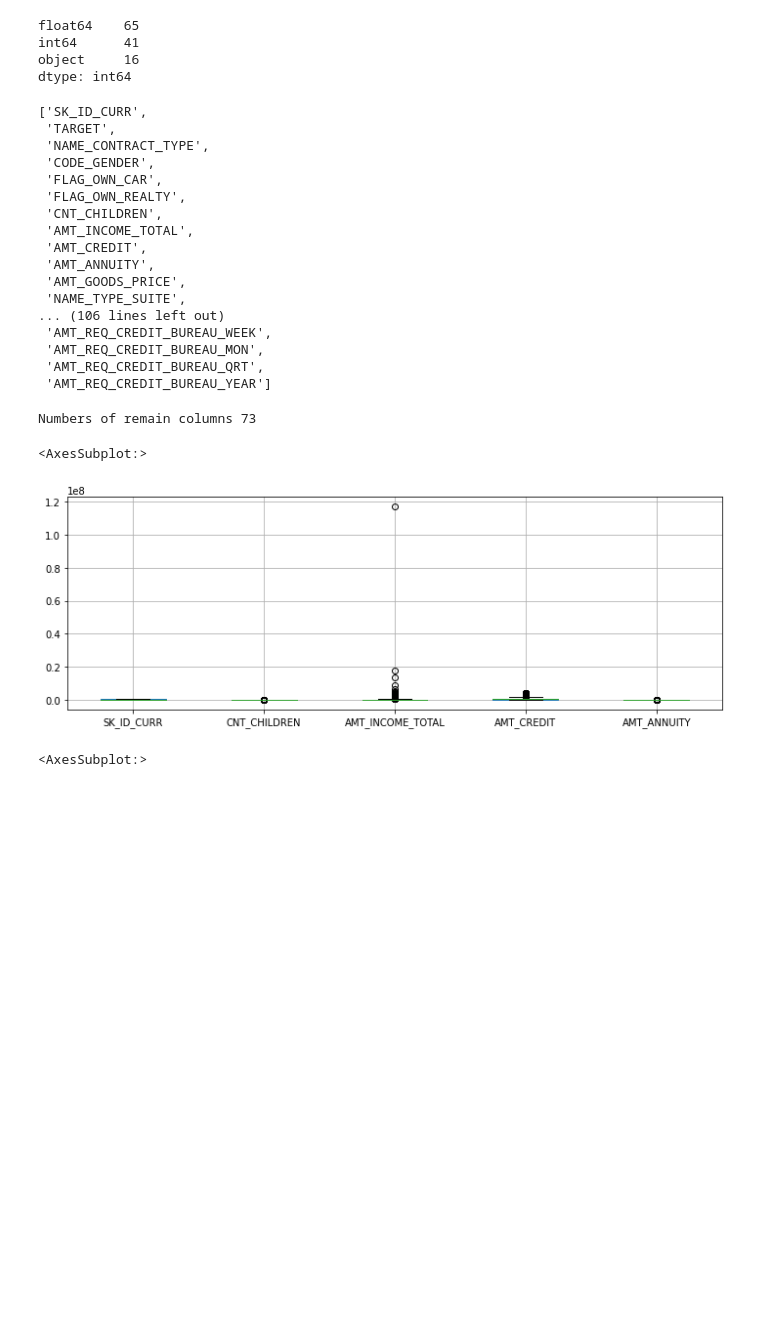
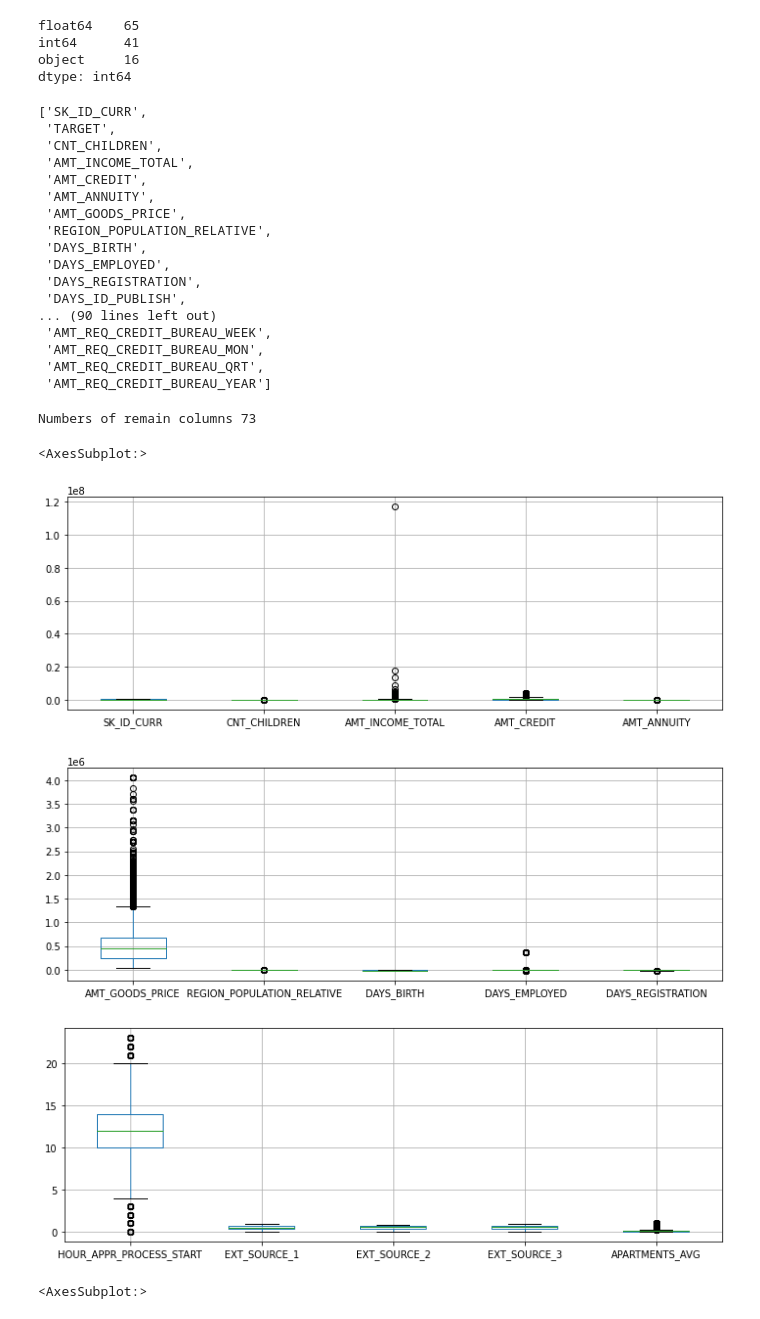
Before and after one commit to yuzonshen/ML100Days, a Jupyter notebook: homework/D009_outliers_detection_HW.ipynb, the cells around one changed output. Cells and saved outputs as stored; diff of their text form; code cells hidden in the pictures; blank space fills up the shorter version.

```diff
--- a/homework/D009_outliers_detection_HW.ipynb
+++ b/homework/D009_outliers_detection_HW.ipynb
@@ -46,22 +46,25 @@ object     16
 dtype: int64
 # %%
 dtype_select = ['float64', 'int64']
-#list(app_train.select_dtypes(include = dtype_select)) V
-#list(app_train.columns[list(~app_train.dtypes.isin(dtype_select))])  X
+list(app_train.select_dtypes(include = dtype_select))
+
+#另一寫法
+#dtype_select = [np.dtype('int64'), np.dtype('float64')]
+#list(app_train.columns[list(app_train.dtypes.isin(dtype_select))])
 # %% [output]
 ['SK_ID_CURR',
  'TARGET',
- 'NAME_CONTRACT_TYPE',
- 'CODE_GENDER',
- 'FLAG_OWN_CAR',
- 'FLAG_OWN_REALTY',
  'CNT_CHILDREN',
  'AMT_INCOME_TOTAL',
  'AMT_CREDIT',
  'AMT_ANNUITY',
  'AMT_GOODS_PRICE',
- 'NAME_TYPE_SUITE',
-... (106 lines left out)
+ 'REGION_POPULATION_RELATIVE',
+ 'DAYS_BIRTH',
+ 'DAYS_EMPLOYED',
+ 'DAYS_REGISTRATION',
+ 'DAYS_ID_PUBLISH',
+... (90 lines left out)
  'AMT_REQ_CREDIT_BUREAU_WEEK',
  'AMT_REQ_CREDIT_BUREAU_MON',
  'AMT_REQ_CREDIT_BUREAU_QRT',
@@ -69,34 +72,36 @@ dtype_select = ['float64', 'int64']
 # %%
 # 先篩選數值型的欄位
 
 dtype_select = ['float64', 'int64']
+numeric_columns = list(app_train.select_dtypes(include = dtype_select))
 
-numeric_columns = list(app_train.select_dtypes(include = dtype_select))
-#numeric_columns = list(app_train.columns[list(app_train.dtypes.isin(dtype_select))])
 
-# 再把只有 2 值 (通常是 0,1) 的欄位去掉
-#numeric_columns = list(app_train[numeric_columns].columns[list(app_train[numeric_columns].apply(lambda x:len(x.unique())!=2 ))])
+# 再篩選過濾掉 : 只有 2 值 (通常是 0,1) 的欄位去掉  !!重要寫法!!
+## 列出數值型特徵中唯一值是否不等於2
+#filter_columns = app_train[numeric_columns].apply(lambda x : len(x.unique()) !=2)
+#print(filter_columns)
+## 過濾出數值型特徵欄位中唯一值不等於2的特徵
+#numeric_columns = list(app_train[numeric_columns].columns[filter_columns])
+#print(numeric_columns)
 
 numeric_columns = list(app_train[numeric_columns].columns[list(app_train.select_dtypes(include = dtype_select).apply(pd.Series.nunique)!=2)])
 print("Numbers of remain columns %i" % len(numeric_columns))
 
-#app_train[numeric_columns[0:5]].boxplot(figsize=(12,4))
-#app_train[numeric_columns[5:10]].boxplot(figsize=(12,4))
-#app_train[numeric_columns[15:20]].boxplot(figsize=(12,4))
+fig = plt.figure(figsize=(12,4))
+app_train[numeric_columns[0:5]].boxplot(figsize=(12,4))
+fig = plt.figure(figsize=(12,4))
+app_train[numeric_columns[5:10]].boxplot(figsize=(12,4))
+fig = plt.figure(figsize=(12,4))
+app_train[numeric_columns[15:20]].boxplot(figsize=(12,4))
 
-# 檢視這些欄位的數值範圍
-#for col in numeric_columns:
-#    """
-#    Your CODE HERE, make the box plot
-#    """
-
-#    plt.show()
 
 # 列出三個可能有 outlier 的欄位: AMT_INCOME_TOTAL, AMT_GOODS_PRICE, HOUR_APPR_PROCESS_START, DAYS_LAST_PHONE_CHANGE
 # %% [output]
 Numbers of remain columns 73
 <AxesSubplot:>
 [figure]
+[figure, added]
+[figure, added]
 # %%
 app_train[numeric_columns[70:]].boxplot(figsize=(15,4))
 # %% [output]
```
Also changed, not shown: parts of 7 cells of this notebook.
